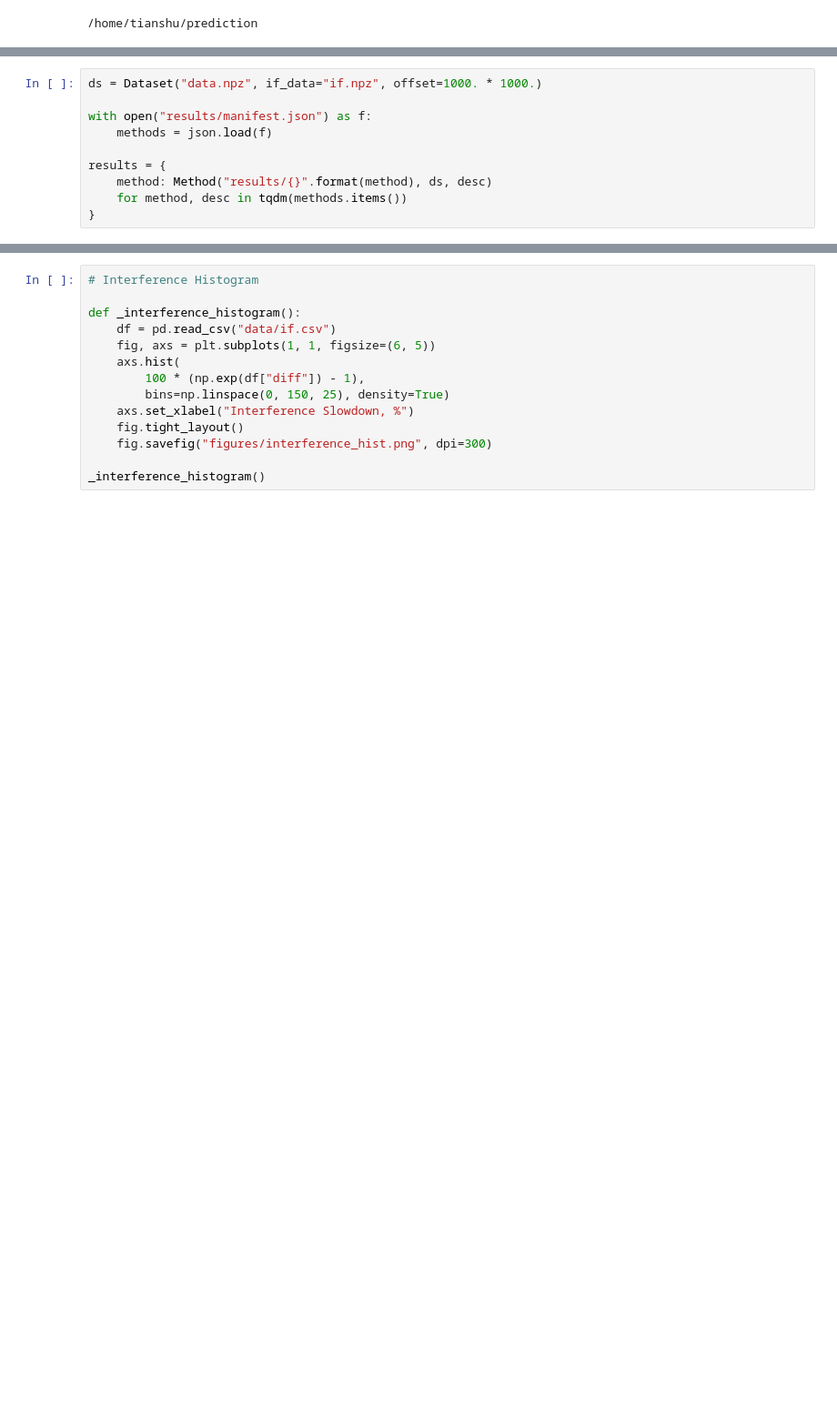
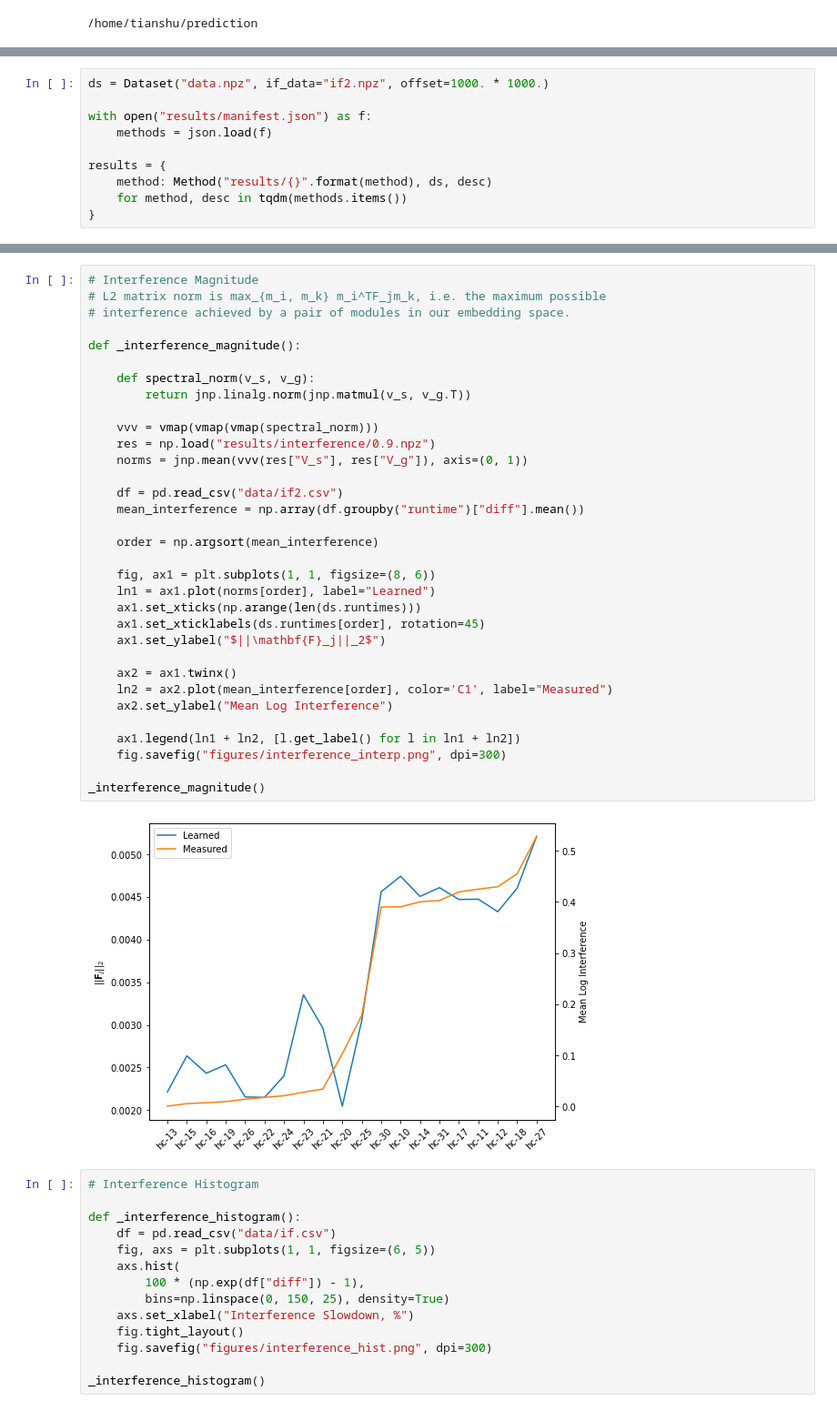
Before and after one commit to WiseLabCMU/pitot, a Jupyter notebook: notebooks/figures.ipynb, the cells around one changed output, grey strips where cells are left out. Shown at 91% size. Drawn from its saved outputs; the diff is of its cells as text; blank space fills up the shorter version.

```diff
--- a/notebooks/figures.ipynb
+++ b/notebooks/figures.ipynb
@@ -13,7 +15,7 @@ import pandas as pd
 
 from forecast import Dataset, Method
 # %%
-ds = Dataset("data.npz", if_data="if.npz", offset=1000. * 1000.)
+ds = Dataset("data.npz", if_data="if2.npz", offset=1000. * 1000.)
 
 with open("results/manifest.json") as f:
     methods = json.load(f)
@@ -25,3 +29,38 @@ results = {
+# %%
+# Interference Magnitude
+# L2 matrix norm is max_{m_i, m_k} m_i^TF_jm_k, i.e. the maximum possible
+# interference achieved by a pair of modules in our embedding space.
+
+def _interference_magnitude():
+
+    def spectral_norm(v_s, v_g):
+        return jnp.linalg.norm(jnp.matmul(v_s, v_g.T))
+
+    vvv = vmap(vmap(vmap(spectral_norm)))
+    res = np.load("results/interference/0.9.npz")
+    norms = jnp.mean(vvv(res["V_s"], res["V_g"]), axis=(0, 1))
+
+    df = pd.read_csv("data/if2.csv")
+    mean_interference = np.array(df.groupby("runtime")["diff"].mean())
+
+    order = np.argsort(mean_interference)
+
+    fig, ax1 = plt.subplots(1, 1, figsize=(8, 6))
+    ln1 = ax1.plot(norms[order], label="Learned")
+    ax1.set_xticks(np.arange(len(ds.runtimes)))
+    ax1.set_xticklabels(ds.runtimes[order], rotation=45)
+    ax1.set_ylabel("$||\mathbf{F}_j||_2$")
+
+    ax2 = ax1.twinx()
+    ln2 = ax2.plot(mean_interference[order], color='C1', label="Measured")
+    ax2.set_ylabel("Mean Log Interference")
+
+    ax1.legend(ln1 + ln2, [l.get_label() for l in ln1 + ln2])
+    fig.savefig("figures/interference_interp.png", dpi=300)
+
+_interference_magnitude()
+# %% [output]
+[figure, added]
 # %%
 # Interference Histogram
 
```
Also changed, not shown: parts of 2 cells of this notebook, 13 other files.
